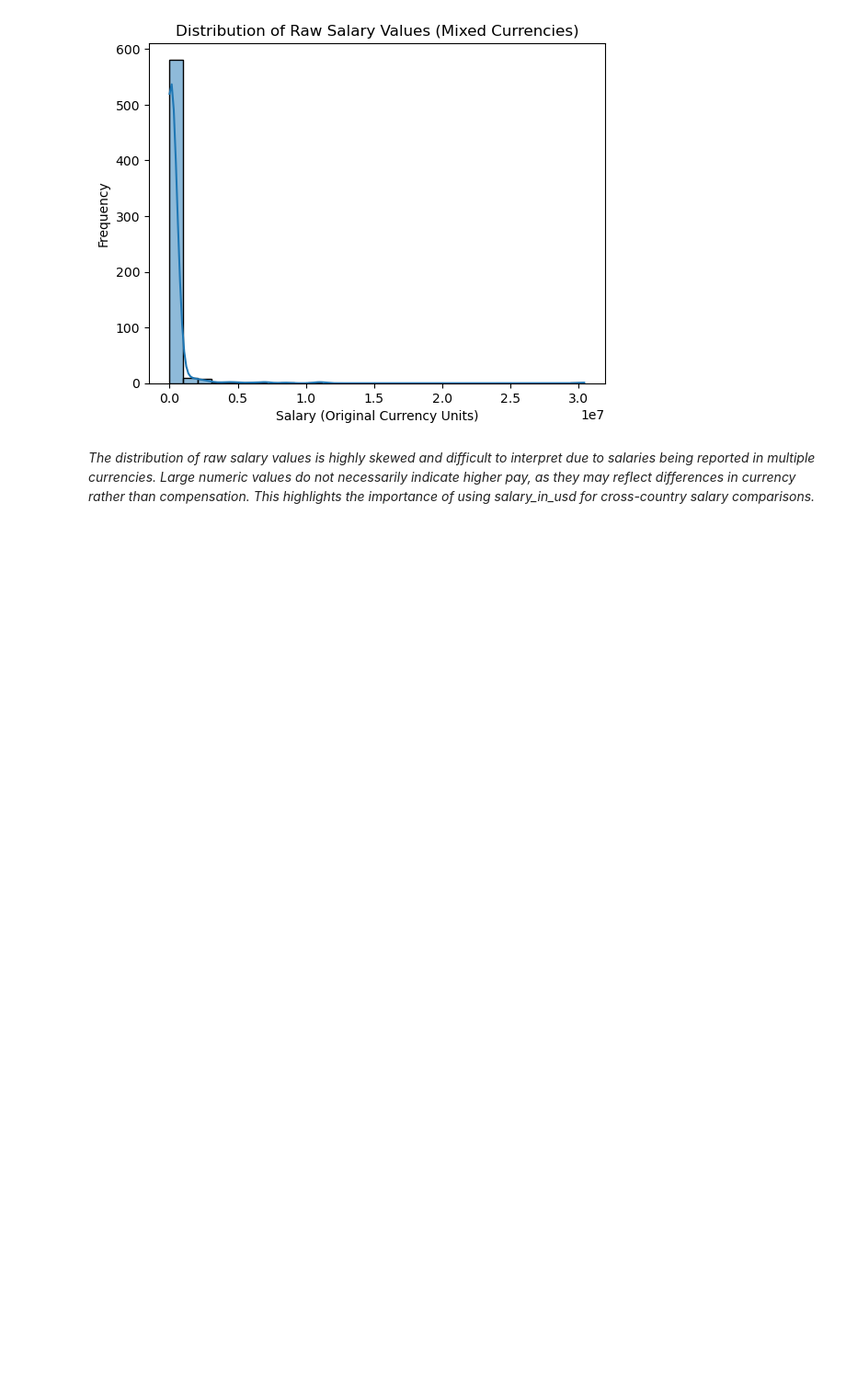
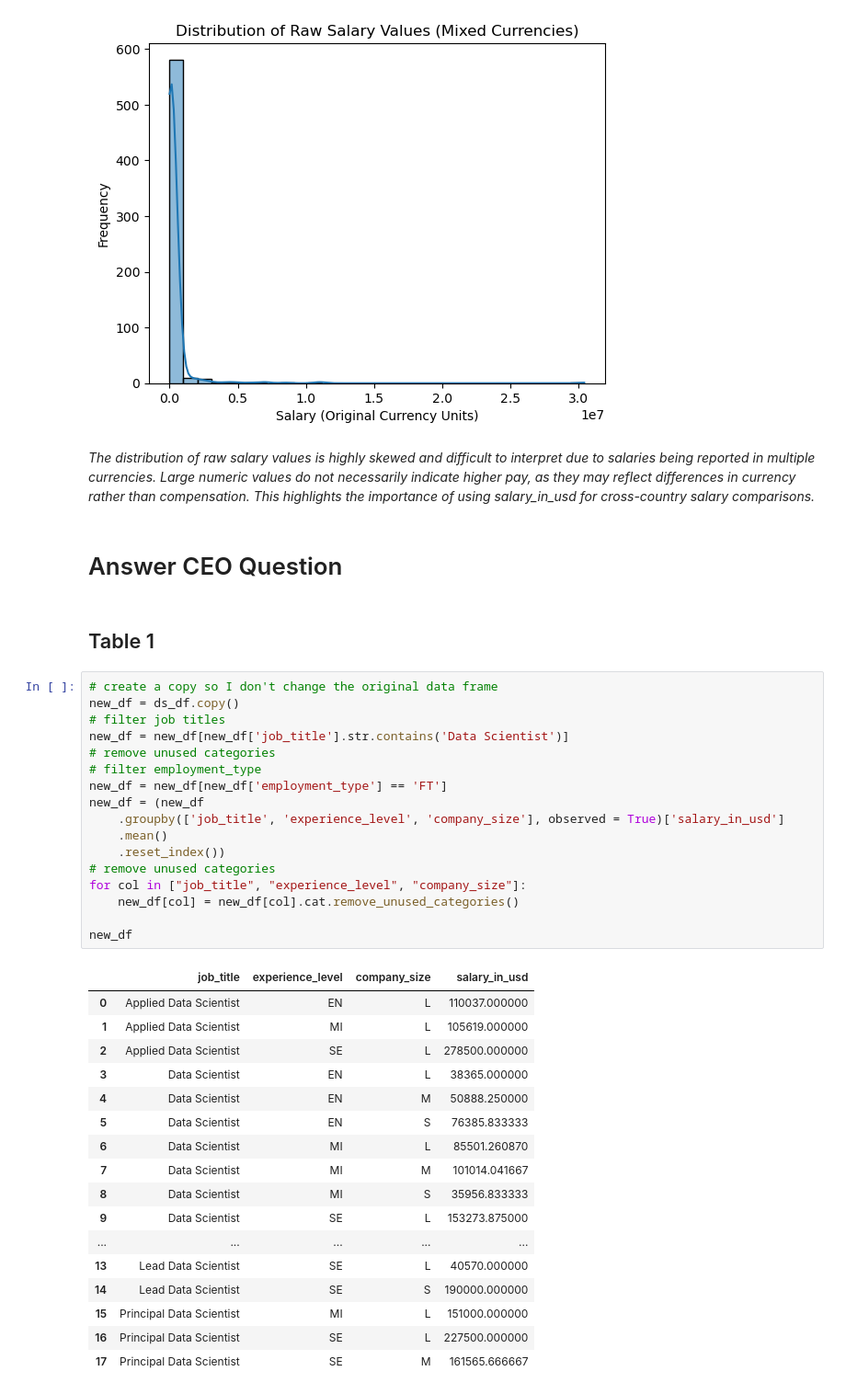
Before and after one commit to Evebarr20/DSE5002_Project1, a Jupyter notebook: Project_01.ipynb, the cells around one changed output. Shown at 92% size. Saved outputs shown, nothing was run; the diff lists cells and outputs as text; blank space fills up the shorter version.

```diff
--- a/Project_01.ipynb
+++ b/Project_01.ipynb
@@ -519,3 +519,42 @@ Text(0, 0.5, 'Frequency')
 [figure]
 # %% [markdown]
 *The distribution of raw salary values is highly skewed and difficult to interpret due to salaries being reported in multiple currencies. Large numeric values do not necessarily indicate higher pay, as they may reflect differences in currency rather than compensation. This highlights the importance of using salary_in_usd for cross-country salary comparisons.*
+# %% [markdown]
+# Answer CEO Question
+# %% [markdown]
+## Table 1
+# %%
+# create a copy so I don't change the original data frame
+new_df = ds_df.copy()
+# filter job titles
+new_df = new_df[new_df['job_title'].str.contains('Data Scientist')]
+# remove unused categories
+# filter employment_type
+new_df = new_df[new_df['employment_type'] == 'FT']
+new_df = (new_df
+    .groupby(['job_title', 'experience_level', 'company_size'], observed = True)['salary_in_usd']
+    .mean()
+    .reset_index())
+# remove unused categories
+for col in ["job_title", "experience_level", "company_size"]:
+    new_df[col] = new_df[col].cat.remove_unused_categories()
+
+new_df
+# %% [output]
+|  | job_title | experience_level | company_size | salary_in_usd |
+| 0 | Applied Data Scientist | EN | L | 110037.000000 |
+| 1 | Applied Data Scientist | MI | L | 105619.000000 |
+| 2 | Applied Data Scientist | SE | L | 278500.000000 |
+| 3 | Data Scientist | EN | L | 38365.000000 |
+| 4 | Data Scientist | EN | M | 50888.250000 |
+| 5 | Data Scientist | EN | S | 76385.833333 |
+| 6 | Data Scientist | MI | L | 85501.260870 |
+| 7 | Data Scientist | MI | M | 101014.041667 |
+| 8 | Data Scientist | MI | S | 35956.833333 |
+| 9 | Data Scientist | SE | L | 153273.875000 |
+| ... | ... | ... | ... | ... |
+| 13 | Lead Data Scientist | SE | L | 40570.000000 |
+| 14 | Lead Data Scientist | SE | S | 190000.000000 |
+| 15 | Principal Data Scientist | MI | L | 151000.000000 |
+| 16 | Principal Data Scientist | SE | L | 227500.000000 |
+| 17 | Principal Data Scientist | SE | M | 161565.666667 |
```
Also changed, not shown: parts of 3 cells of this notebook.
